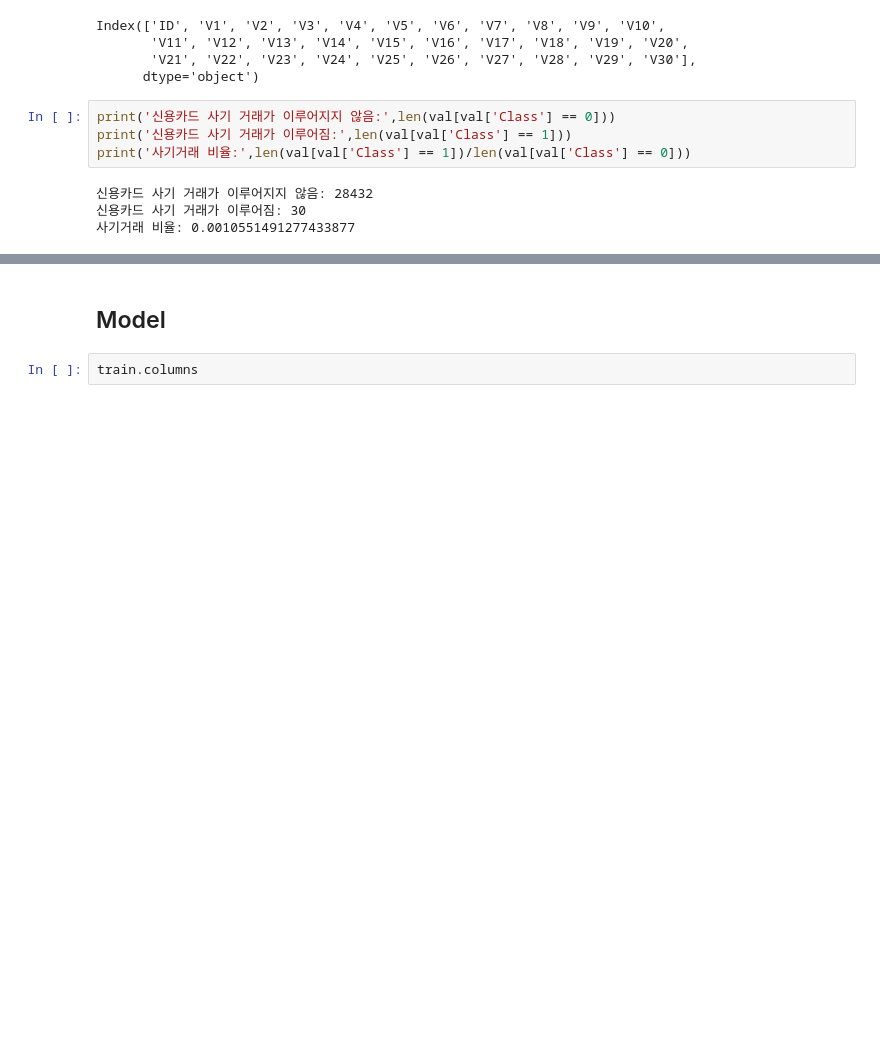
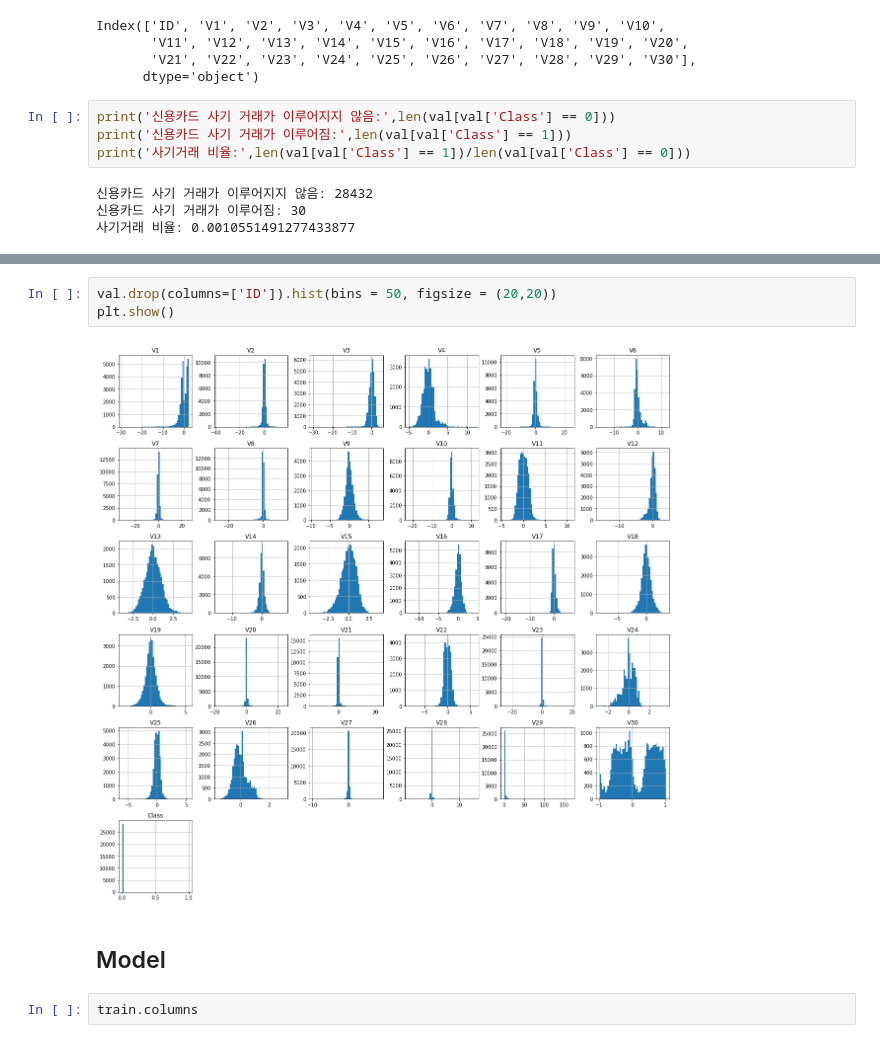
Before and after one commit to qkrwjdduf159/Dacon, a Jupyter notebook: 신용카드 사기 거래 탐지 AI 경진대회/EDA.ipynb, the cells around one changed output, grey strips where cells are left out. Cells and saved outputs as stored; diff of their text form; blank space fills up the shorter version.

```diff
--- a/신용카드 사기 거래 탐지 AI 경진대회/EDA.ipynb
+++ b/신용카드 사기 거래 탐지 AI 경진대회/EDA.ipynb
@@ -87,3 +86,8 @@ TypeError: distplot() got an unexpected keyword argument 'hue'
+# %%
+val.drop(columns=['ID']).hist(bins = 50, figsize = (20,20))
+plt.show()
+# %% [output]
+[figure, added]
 # %% [markdown]
 ## Model
 # %%
```
Also changed, not shown: parts of 5 cells of this notebook.
